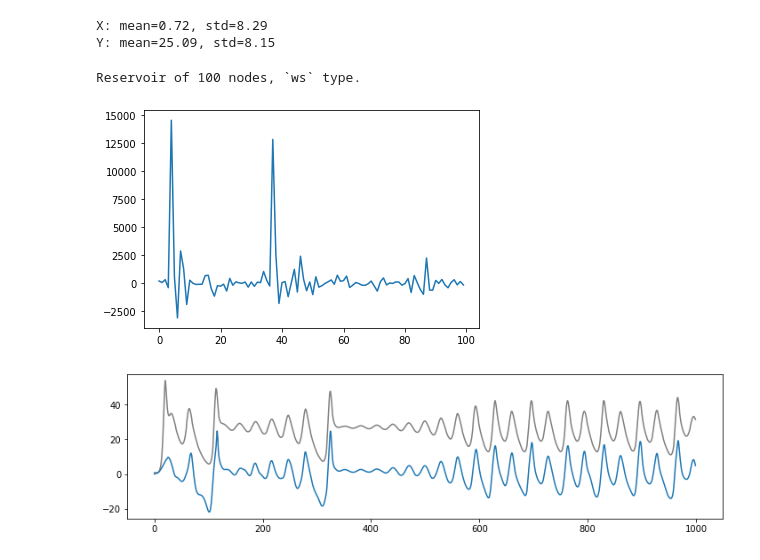
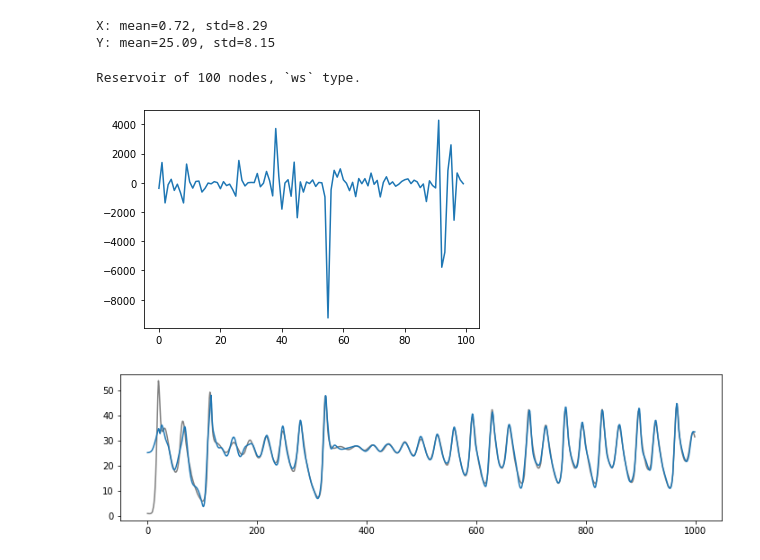
Before and after one commit to khakhalin/echo-networks, a Jupyter notebook: notebooks/experiment_simple.ipynb, the cells around one changed output. Saved outputs shown, nothing was run; the diff lists cells and outputs as text; code cells hidden in the pictures.

```diff
--- a/notebooks/experiment_simple.ipynb
+++ b/notebooks/experiment_simple.ipynb
@@ -21,15 +21,15 @@ Y: mean=25.09, std=8.15
 # %%
 model = esn.Reservoir(100)
 print(model)
-w = model.fit(x/8, y-np.mean(y))
+w = model.fit(x, y)
 plt.plot(w);
 # %% [output]
 Reservoir of 100 nodes, `ws` type.
-[figure, old version]
+[figure, new version]
 # %%
-z = model.predict(x/8)
+z = model.predict(x)
 plt.figure(figsize=(12,3))
 plt.plot(y, 'gray')
 plt.plot(z);
 # %% [output]
-[figure, old version]
+[figure, new version]
```
Also changed, not shown: 1 other file.
